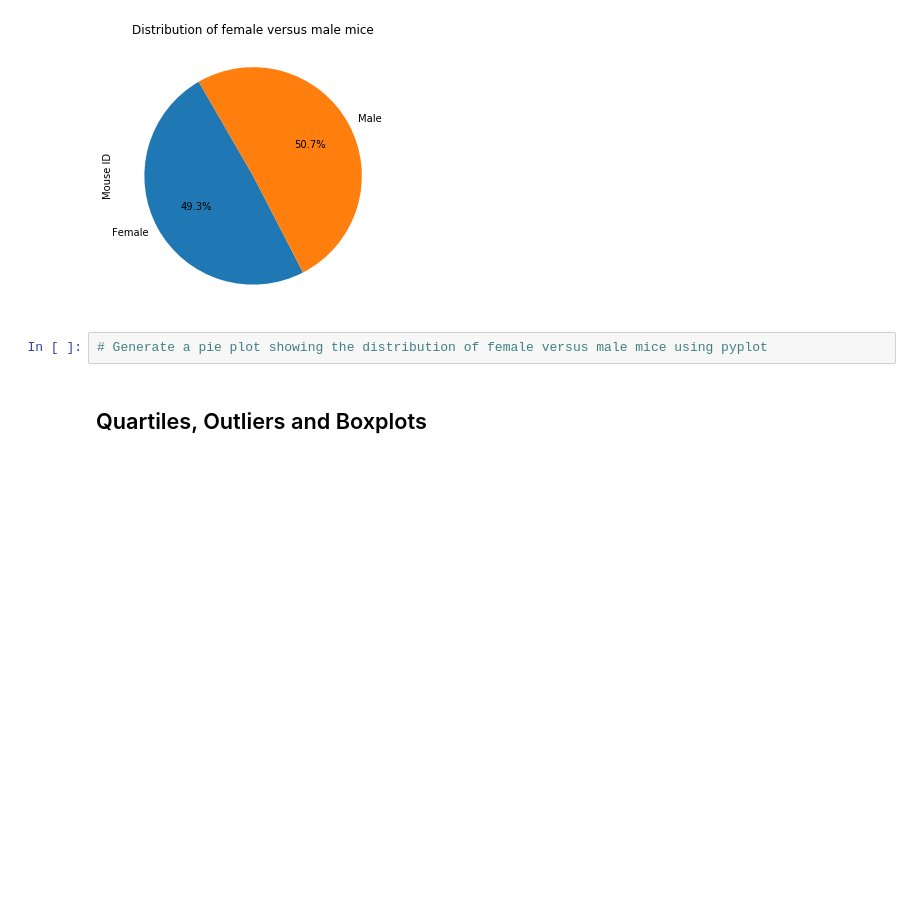
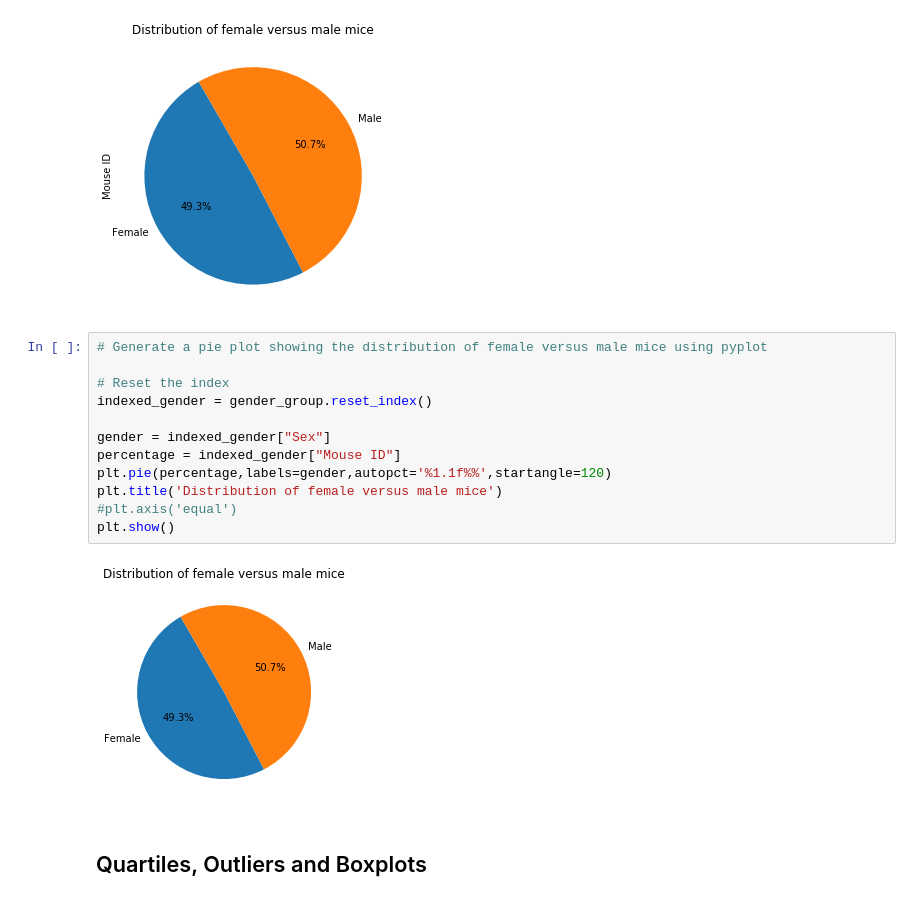
Before and after one commit to SakiSugio/Matplotlib, a Jupyter notebook: pymaceuticals.ipynb, the cells around one changed output. Cells and saved outputs as stored; diff of their text form; blank space fills up the shorter version.

```diff
--- a/pymaceuticals.ipynb
+++ b/pymaceuticals.ipynb
@@ -177,6 +178,18 @@ Text(0.5, 1.0, 'Distribution of female versus male mice')
 [figure]
 # %%
 # Generate a pie plot showing the distribution of female versus male mice using pyplot
+
+# Reset the index
+indexed_gender = gender_group.reset_index()
+
+gender = indexed_gender["Sex"]
+percentage = indexed_gender["Mouse ID"]
+plt.pie(percentage,labels=gender,autopct='%1.1f%%',startangle=120)
+plt.title('Distribution of female versus male mice')
+#plt.axis('equal')
+plt.show()
+# %% [output]
+[figure, added]
 # %% [markdown]
 ## Quartiles, Outliers and Boxplots
 # %%
```
Also changed, not shown: parts of 1 cell of this notebook.
